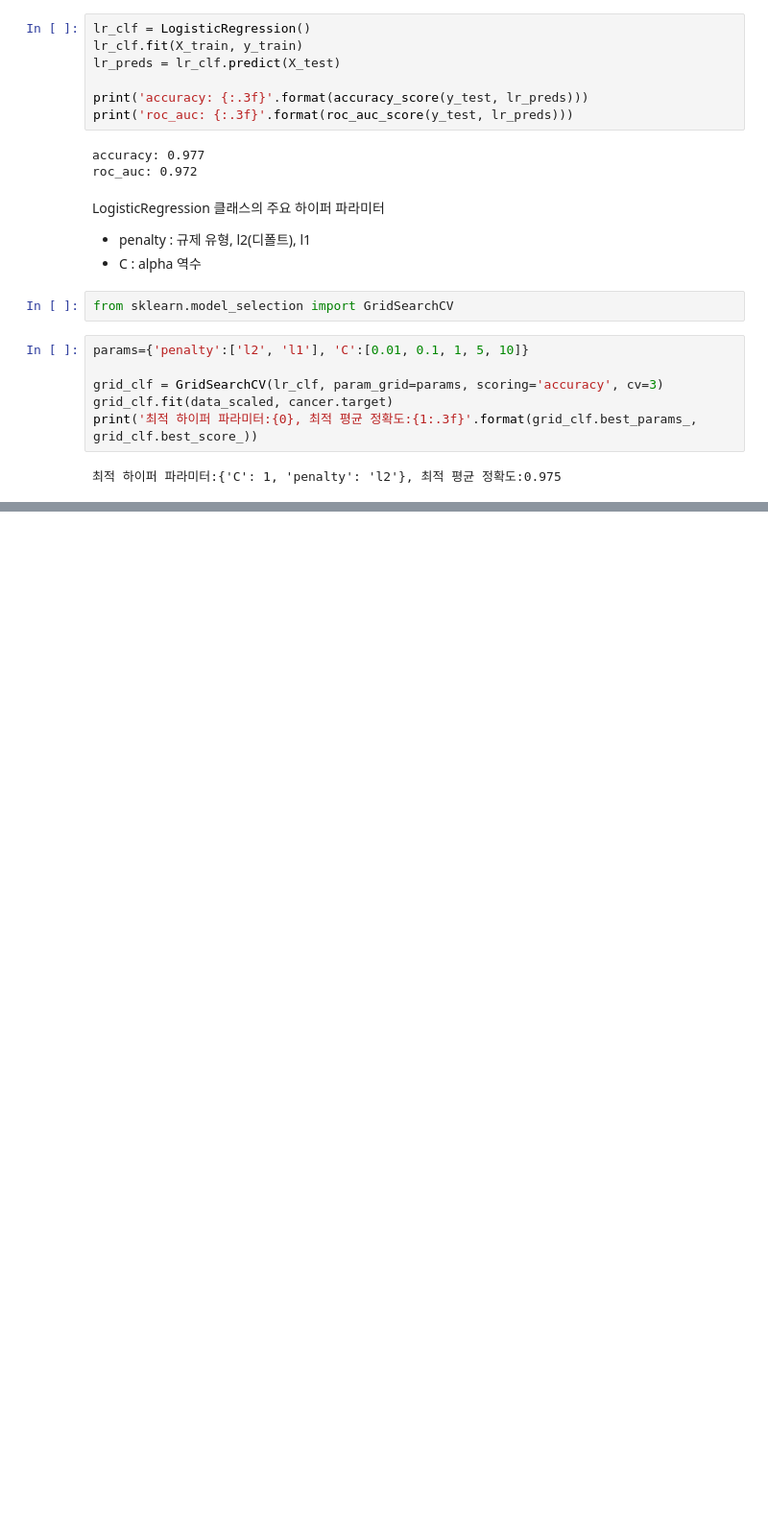
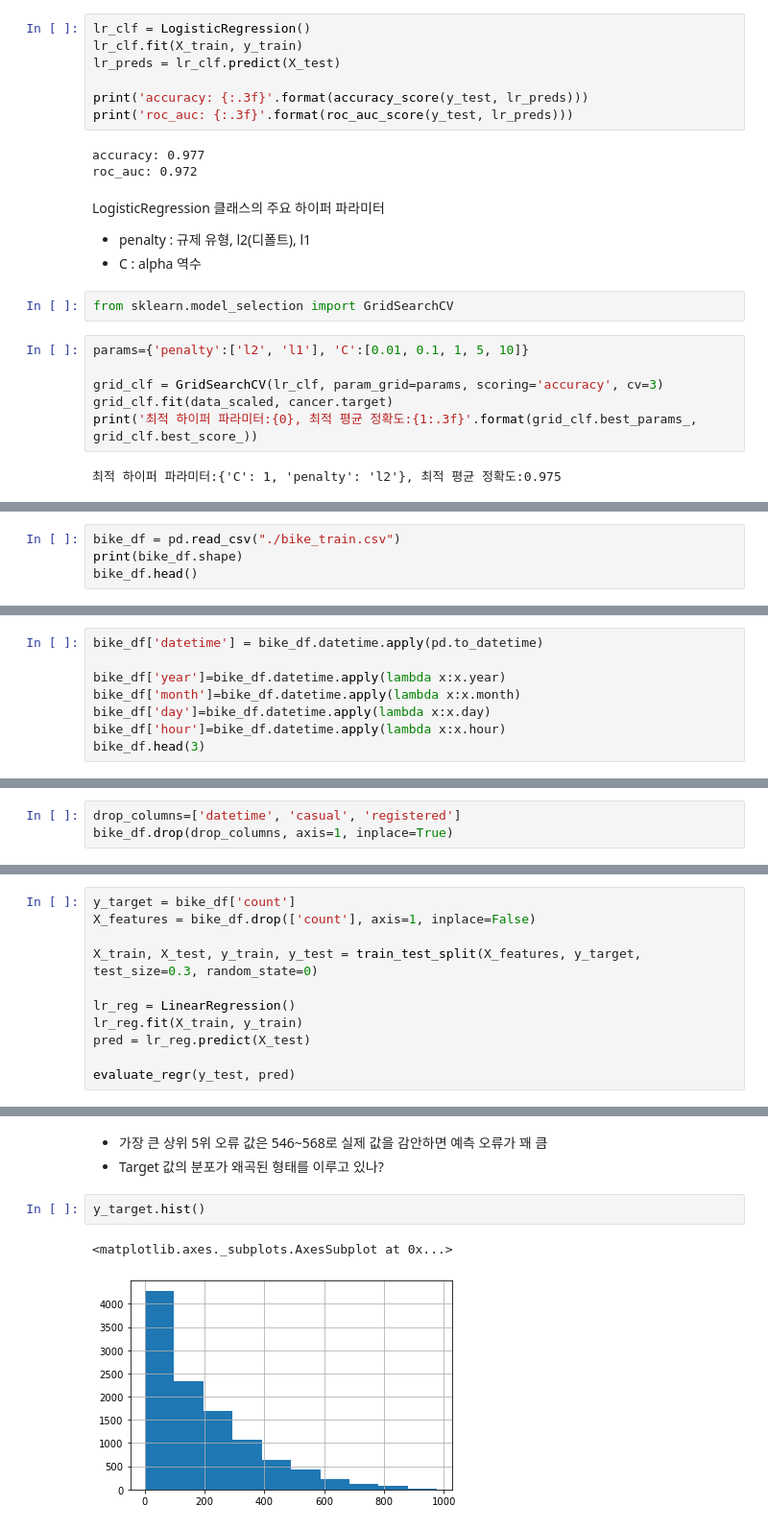
Before and after one commit to white-bean/Data-Analysis, a Jupyter notebook: Week_6/이지원_Week6.ipynb, the cells around one changed output, grey strips where cells are left out. Shown at 96% size. Cells and saved outputs as stored; diff of their text form; blank space fills up the shorter version.

```diff
--- a/Week_6/이지원_Week6.ipynb
+++ b/Week_6/이지원_Week6.ipynb
@@ -847,0 +1023,4 @@ print('최적 하이퍼 파라미터:{0}, 최적 평균 정확도:{1:.3f}'.forma
+# %%
+bike_df = pd.read_csv("./bike_train.csv")
+print(bike_df.shape)
+bike_df.head()
@@ -847,0 +1062,8 @@ print('최적 하이퍼 파라미터:{0}, 최적 평균 정확도:{1:.3f}'.forma
+# %%
+bike_df['datetime'] = bike_df.datetime.apply(pd.to_datetime)
+
+bike_df['year']=bike_df.datetime.apply(lambda x:x.year)
+bike_df['month']=bike_df.datetime.apply(lambda x:x.month)
+bike_df['day']=bike_df.datetime.apply(lambda x:x.day)
+bike_df['hour']=bike_df.datetime.apply(lambda x:x.hour)
+bike_df.head(3)
@@ -847,0 +1078,3 @@ print('최적 하이퍼 파라미터:{0}, 최적 평균 정확도:{1:.3f}'.forma
+# %%
+drop_columns=['datetime', 'casual', 'registered']
+bike_df.drop(drop_columns, axis=1, inplace=True)
@@ -847,0 +1110,11 @@ print('최적 하이퍼 파라미터:{0}, 최적 평균 정확도:{1:.3f}'.forma
+# %%
+y_target = bike_df['count']
+X_features = bike_df.drop(['count'], axis=1, inplace=False)
+
+X_train, X_test, y_train, y_test = train_test_split(X_features, y_target, test_size=0.3, random_state=0)
+
+lr_reg = LinearRegression()
+lr_reg.fit(X_train, y_train)
+pred = lr_reg.predict(X_test)
+
+evaluate_regr(y_test, pred)
@@ -847,0 +1142,8 @@ print('최적 하이퍼 파라미터:{0}, 최적 평균 정확도:{1:.3f}'.forma
+# %% [markdown]
+- 가장 큰 상위 5위 오류 값은 546~568로 실제 값을 감안하면 예측 오류가 꽤 큼
+- Target 값의 분포가 왜곡된 형태를 이루고 있나?
+# %%
+y_target.hist()
+# %% [output]
+<matplotlib.axes._subplots.AxesSubplot at 0x...>
+[figure, added]
```
Also changed, not shown: parts of 47 cells of this notebook.
